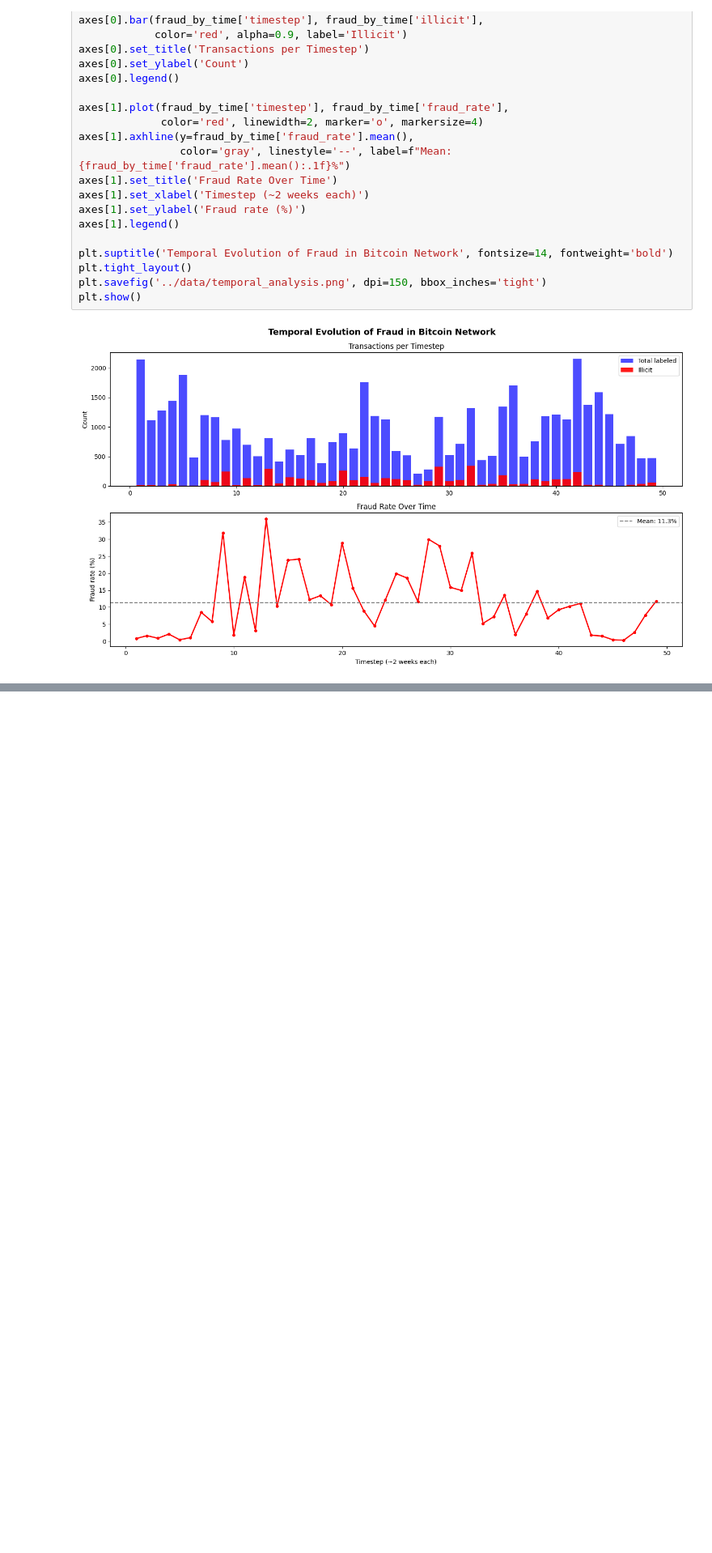
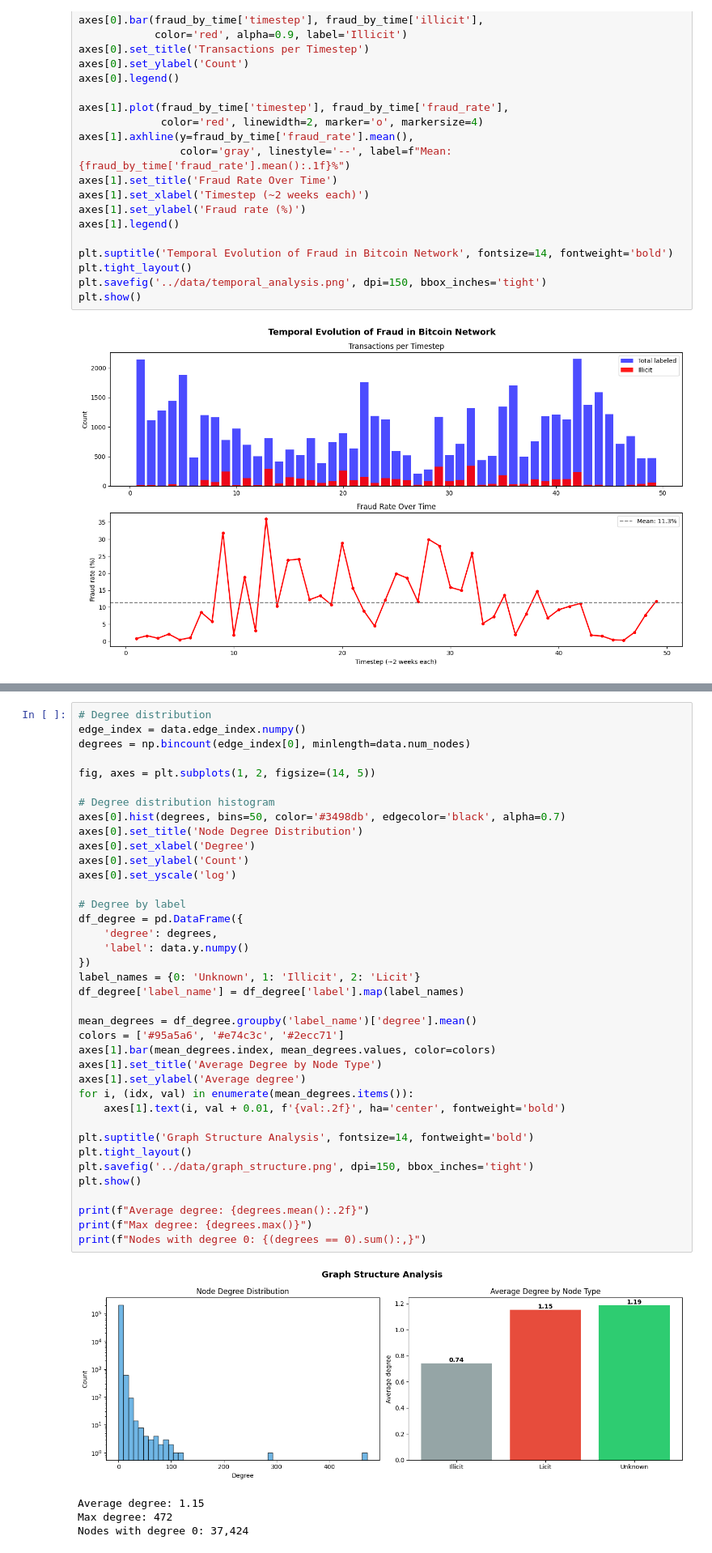
Before and after one commit to linovives/bitcoin-fraud-gnn, a Jupyter notebook: notebooks/01_eda.ipynb, the cells around one changed output, grey strips where cells are left out. Shown at 81% size. Saved outputs shown, nothing was run; the diff lists cells and outputs as text; blank space fills up the shorter version.

Commit message:
eda: add graph structure analysis and finalize EDA notebook

```diff
--- a/notebooks/01_eda.ipynb
+++ b/notebooks/01_eda.ipynb
@@ -156,0 +174,43 @@ plt.show()
+# %%
+# Degree distribution
+edge_index = data.edge_index.numpy()
+degrees = np.bincount(edge_index[0], minlength=data.num_nodes)
+
+fig, axes = plt.subplots(1, 2, figsize=(14, 5))
+
+# Degree distribution histogram
+axes[0].hist(degrees, bins=50, color='#3498db', edgecolor='black', alpha=0.7)
+axes[0].set_title('Node Degree Distribution')
+axes[0].set_xlabel('Degree')
+axes[0].set_ylabel('Count')
+axes[0].set_yscale('log')
+
+# Degree by label
+df_degree = pd.DataFrame({
+    'degree': degrees,
+    'label': data.y.numpy()
+})
+label_names = {0: 'Unknown', 1: 'Illicit', 2: 'Licit'}
+df_degree['label_name'] = df_degree['label'].map(label_names)
+
+mean_degrees = df_degree.groupby('label_name')['degree'].mean()
+colors = ['#95a5a6', '#e74c3c', '#2ecc71']
+axes[1].bar(mean_degrees.index, mean_degrees.values, color=colors)
+axes[1].set_title('Average Degree by Node Type')
+axes[1].set_ylabel('Average degree')
+for i, (idx, val) in enumerate(mean_degrees.items()):
+    axes[1].text(i, val + 0.01, f'{val:.2f}', ha='center', fontweight='bold')
+
+plt.suptitle('Graph Structure Analysis', fontsize=14, fontweight='bold')
+plt.tight_layout()
+plt.savefig('../data/graph_structure.png', dpi=150, bbox_inches='tight')
+plt.show()
+
+print(f"Average degree: {degrees.mean():.2f}")
+print(f"Max degree: {degrees.max()}")
+print(f"Nodes with degree 0: {(degrees == 0).sum():,}")
+# %% [output]
+[figure, added]
+Average degree: 1.15
+Max degree: 472
+Nodes with degree 0: 37,424
```
Also changed, not shown: parts of 2 cells of this notebook.
